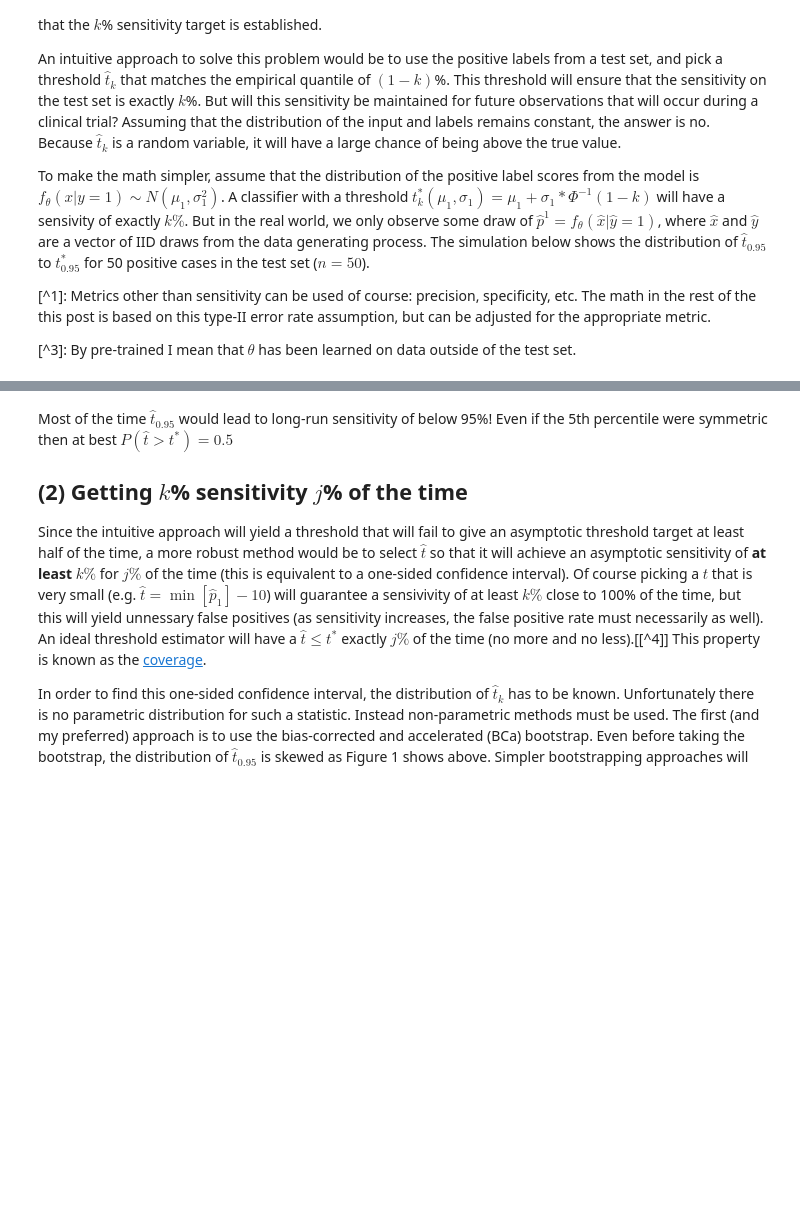
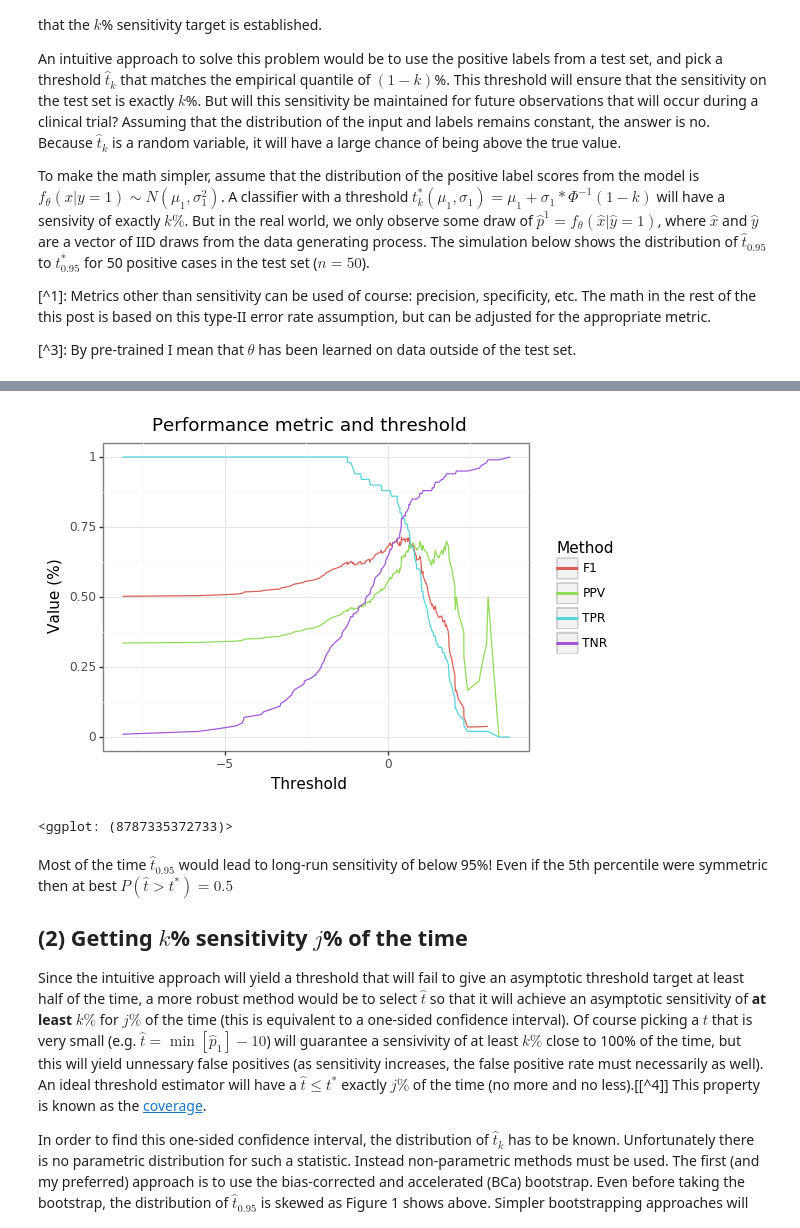
Before and after one commit to erikdrysdale/erikdrysdale.github.io, a Jupyter notebook: _rmd/extra_threshold/power_calc_phn.ipynb, the cells around one changed output, grey strips where cells are left out. Saved outputs shown, nothing was run; the diff lists cells and outputs as text; code cells hidden in the pictures; blank space fills up the shorter version.

Commit message:
adding plot of monotonocity

```diff
--- a/_rmd/extra_threshold/power_calc_phn.ipynb
+++ b/_rmd/extra_threshold/power_calc_phn.ipynb
@@ -58,3 +58,36 @@ gg_thresh_sim
+# %%
+# Show which metrics are "valid"
+np.random.seed(1234)
+n1, n0 = 50, 100
+mu_0, sd_0 = -1, 2
+x1, x0 = sd_1*np.random.randn(n1)+mu_1, sd_0*np.random.randn(n0)+mu_0
+xx, yy = np.append(x1, x0), np.append(np.repeat(1,n1),np.repeat(0,n0))
+df_metric = pd.DataFrame({'tt':xx.copy(),'sens':np.NaN,'spec':np.NaN,'prec':np.NaN,'F1':np.NaN})
+for ii, tt in enumerate(xx):
+    yhat = np.where(xx>tt,1,0)
+    tp = np.where((yhat==1) & (yy==1),1,0)
+    fp = np.where((yhat==1) & (yy==0),1,0)
+    tn = np.where((yhat==0) & (yy==0),1,0)
+    sens = tp[yy==1].sum()/n1
+    spec = tn[yy==0].sum()/n0
+    ppv = tp.sum()/(tp.sum()+fp.sum())
+    f1 = 2*(ppv*sens)/(ppv+sens)
+    df_metric.iloc[ii] = [tt, sens, spec, ppv,f1]
+df_metric = df_metric.sort_values('tt').reset_index(None,True)
+df_metric = df_metric.melt('tt',None,'metric').dropna()
+# %%
+plotnine.options.figure_size = (5.5,4)
+
+gg_metric = (ggplot(df_metric,aes(x='tt',y='value',color='metric')) +
+            theme_bw() +
+            labs(x='Threshold',y='Value (%)') +
+            scale_color_discrete(name='Method',labels=['F1','PPV','TPR','TNR']) +
+            geom_line() +
+            ggtitle('Performance metric and threshold'))
+gg_metric
+# %% [output]
+[figure, added]
+<ggplot: (8787335372733)>
 # %% [markdown]
 Most of the time $\hat{t}_{0.95}$ would lead to long-run sensitivity of below 95%! Even if the 5th percentile were symmetric then at best $P(\hat{t} > t^*) = 0.5$
 
```
Also changed, not shown: parts of 1 cell of this notebook.
